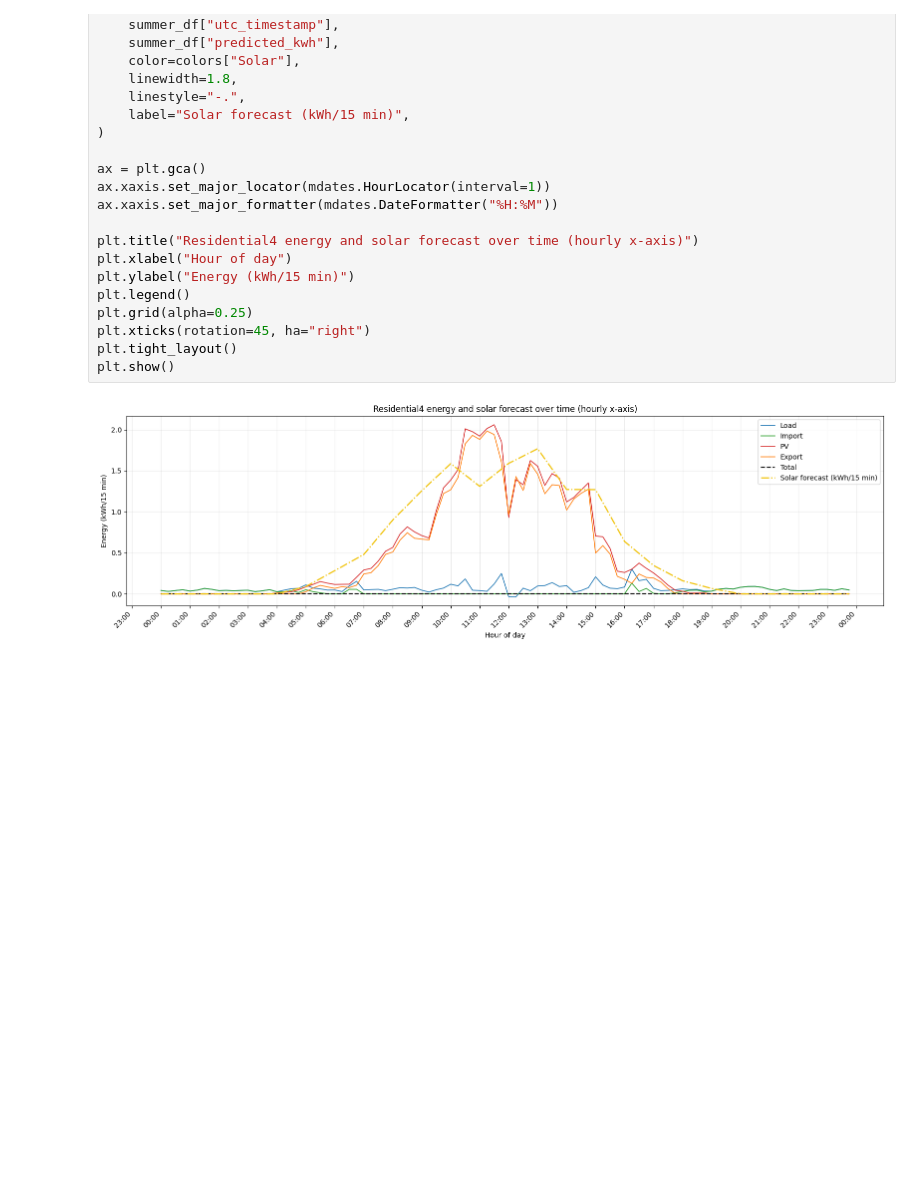
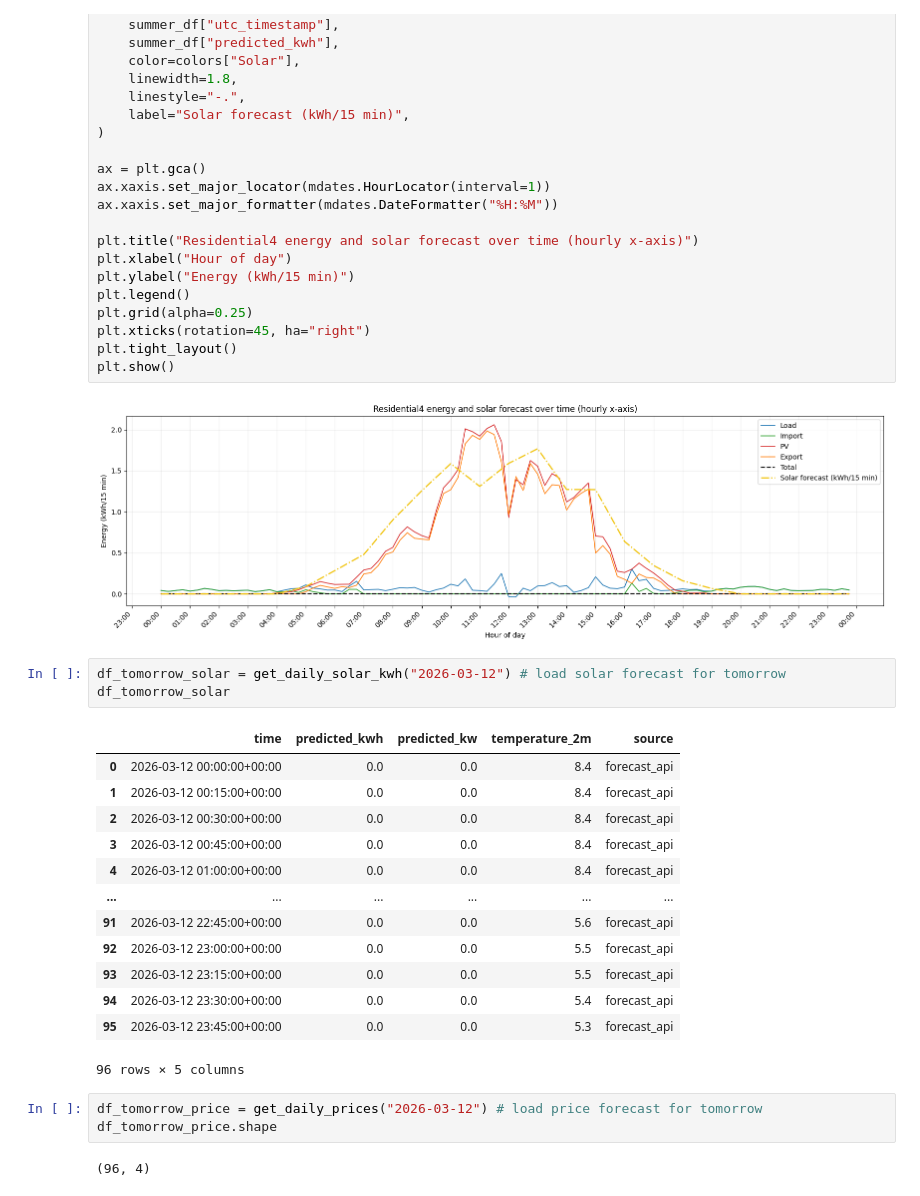
Before and after one commit to joschamz/hems-automation, a Jupyter notebook: EDA-and-modeling.ipynb, the cells around one changed output. Cells and saved outputs as stored; diff of their text form; blank space fills up the shorter version.

```diff
--- a/EDA-and-modeling.ipynb
+++ b/EDA-and-modeling.ipynb
@@ -450,3 +451,25 @@ plt.tight_layout()
 plt.show()
 # %% [output]
 [figure]
+# %%
+df_tomorrow_solar = get_daily_solar_kwh("2026-03-12") # load solar forecast for tomorrow
+df_tomorrow_solar
+# %% [output]
+|  | time | predicted_kwh | predicted_kw | temperature_2m | source |
+| 0 | 2026-03-12 00:00:00+00:00 | 0.0 | 0.0 | 8.4 | forecast_api |
+| 1 | 2026-03-12 00:15:00+00:00 | 0.0 | 0.0 | 8.4 | forecast_api |
+| 2 | 2026-03-12 00:30:00+00:00 | 0.0 | 0.0 | 8.4 | forecast_api |
+| 3 | 2026-03-12 00:45:00+00:00 | 0.0 | 0.0 | 8.4 | forecast_api |
+| 4 | 2026-03-12 01:00:00+00:00 | 0.0 | 0.0 | 8.4 | forecast_api |
+| ... | ... | ... | ... | ... | ... |
+| 91 | 2026-03-12 22:45:00+00:00 | 0.0 | 0.0 | 5.6 | forecast_api |
+| 92 | 2026-03-12 23:00:00+00:00 | 0.0 | 0.0 | 5.5 | forecast_api |
+| 93 | 2026-03-12 23:15:00+00:00 | 0.0 | 0.0 | 5.5 | forecast_api |
+| 94 | 2026-03-12 23:30:00+00:00 | 0.0 | 0.0 | 5.4 | forecast_api |
+| 95 | 2026-03-12 23:45:00+00:00 | 0.0 | 0.0 | 5.3 | forecast_api |
+96 rows × 5 columns
+# %%
+df_tomorrow_price = get_daily_prices("2026-03-12") # load price forecast for tomorrow
+df_tomorrow_price.shape
+# %% [output]
+(96, 4)
```
Also changed, not shown: parts of 4 cells of this notebook, 3 other files.
